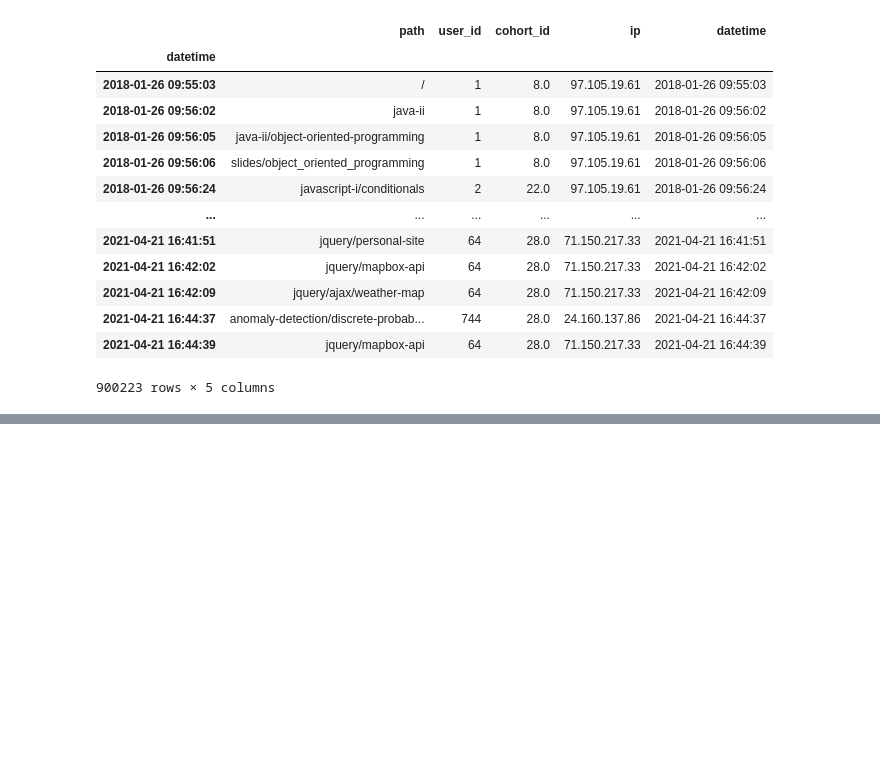
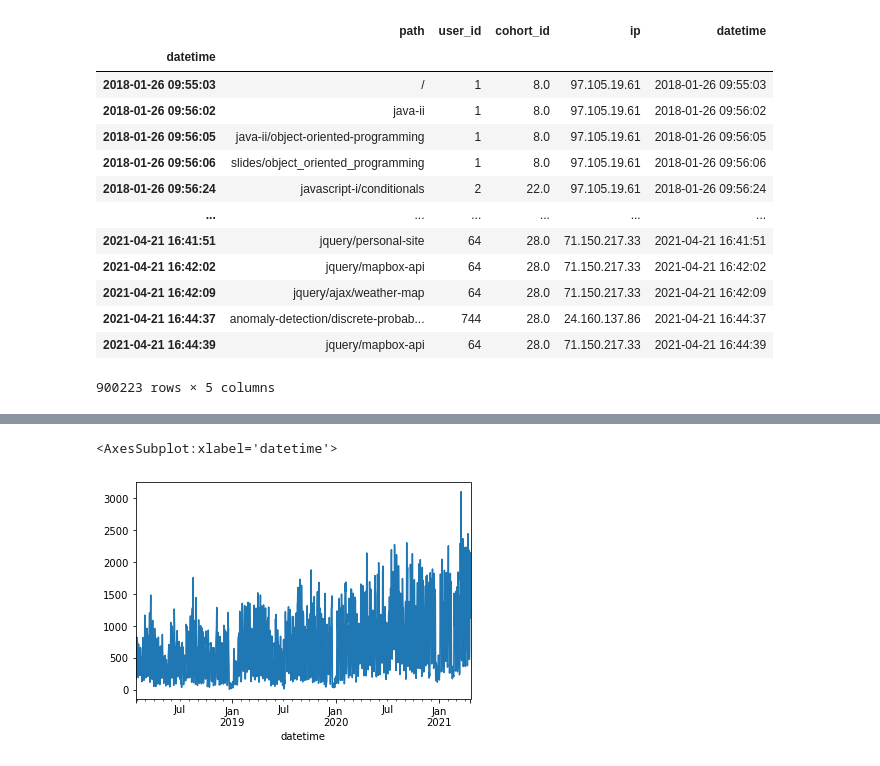
Before and after one commit to dashbringhurst/anomaly-detection-exercises, a Jupyter notebook: time_series_anomaly_detection.ipynb, the cells around one changed output, grey strips where cells are left out. Cells and saved outputs as stored; diff of their text form; code cells hidden in the pictures; blank space fills up the shorter version.

```diff
--- a/time_series_anomaly_detection.ipynb
+++ b/time_series_anomaly_detection.ipynb
@@ -146,3 +146,6 @@ df
 | 2021-04-21 16:44:37 | anomaly-detection/discrete-probab... | 744 | 28.0 | 24.160.137.86 | 2021-04-21 16:44:37 |
 | 2021-04-21 16:44:39 | jquery/mapbox-api | 64 | 28.0 | 71.150.217.33 | 2021-04-21 16:44:39 |
 900223 rows × 5 columns
+# %%
+pages = df['path'].resample('d').count()
+pages.head()
@@ -148,0 +160,5 @@ df
+# %%
+pages.plot()
+# %% [output]
+<AxesSubplot:xlabel='datetime'>
+[figure, added]
```
Also changed, not shown: parts of 25 cells of this notebook.
